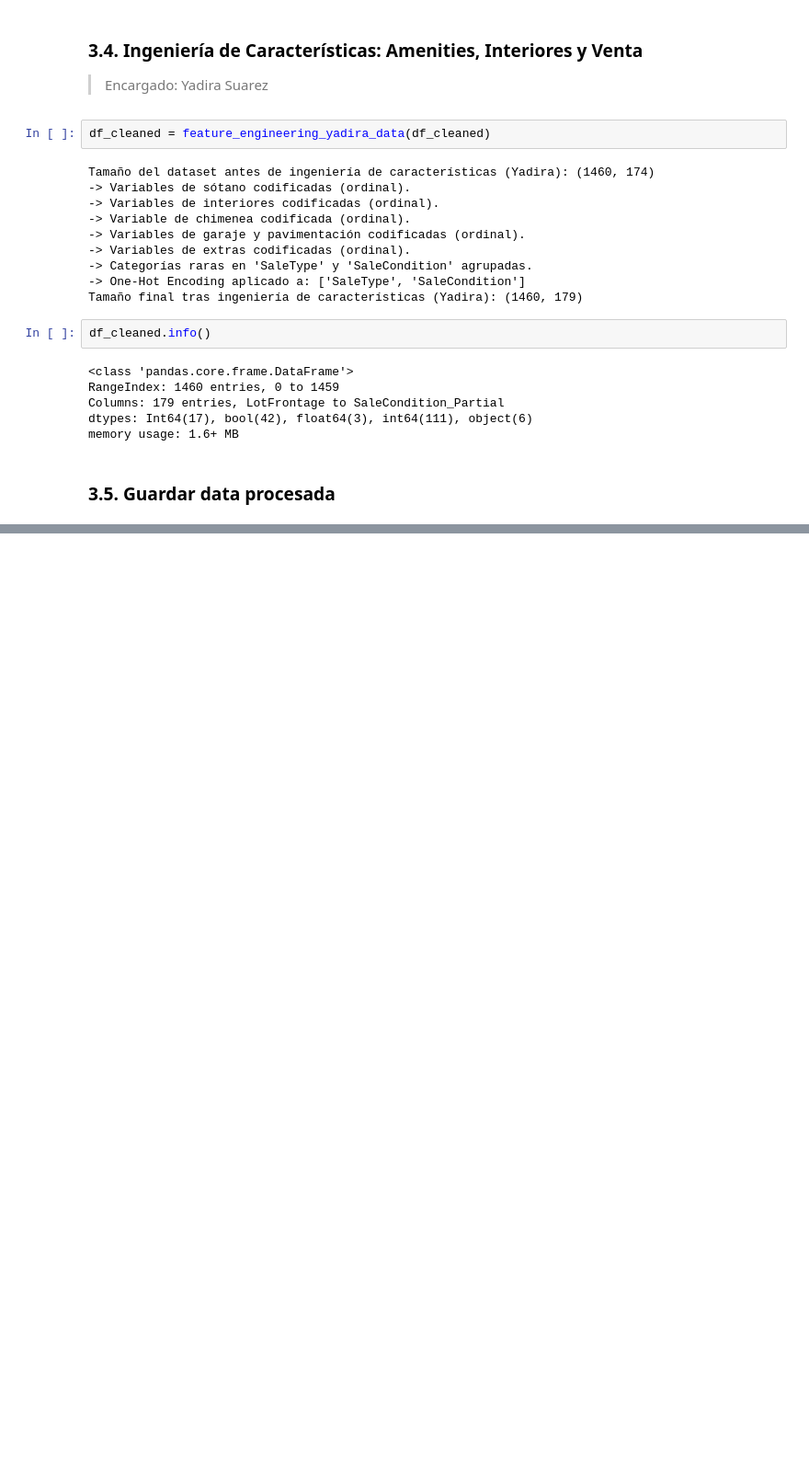
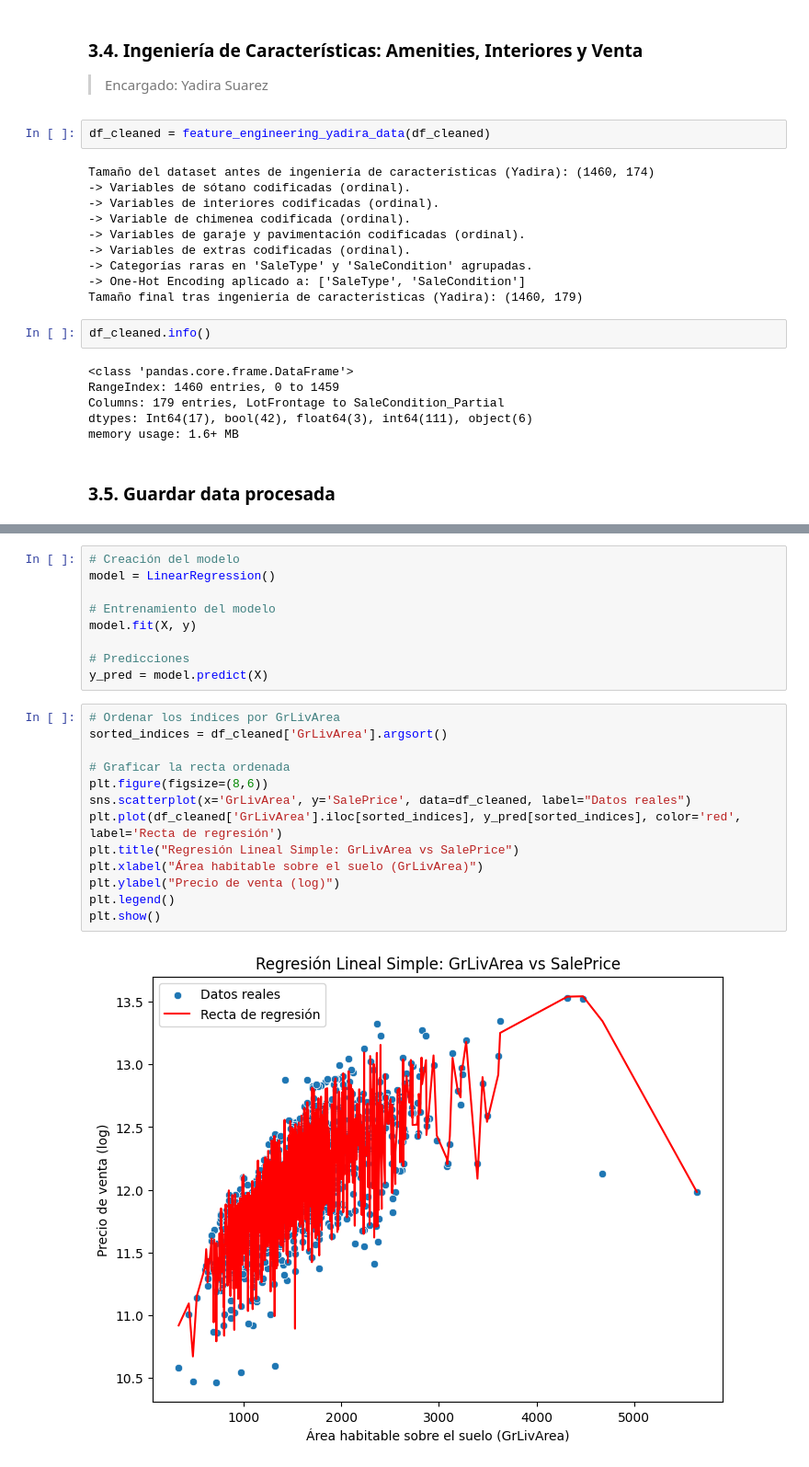
Before and after one commit to Club-CIAP/PreCIAP_2PAO_2025_Grupo2, a Jupyter notebook: notebooks/1.1-g2-notebook.ipynb, the cells around one changed output, grey strips where cells are left out. Shown at 92% size. Saved outputs shown, nothing was run; the diff lists cells and outputs as text; blank space fills up the shorter version.

```diff
--- a/notebooks/1.1-g2-notebook.ipynb
+++ b/notebooks/1.1-g2-notebook.ipynb
@@ -424,0 +393,24 @@ dtype: float64
+# %%
+# Creación del modelo
+model = LinearRegression()
+
+# Entrenamiento del modelo
+model.fit(X, y)
+
+# Predicciones
+y_pred = model.predict(X)
+# %%
+# Ordenar los índices por GrLivArea
+sorted_indices = df_cleaned['GrLivArea'].argsort()
+
+# Graficar la recta ordenada
+plt.figure(figsize=(8,6))
+sns.scatterplot(x='GrLivArea', y='SalePrice', data=df_cleaned, label="Datos reales")
+plt.plot(df_cleaned['GrLivArea'].iloc[sorted_indices], y_pred[sorted_indices], color='red', label='Recta de regresión')
+plt.title("Regresión Lineal Simple: GrLivArea vs SalePrice")
+plt.xlabel("Área habitable sobre el suelo (GrLivArea)")
+plt.ylabel("Precio de venta (log)")
+plt.legend()
+plt.show()
+# %% [output]
+[figure, added]
```
Also changed, not shown: parts of 37 cells of this notebook.
